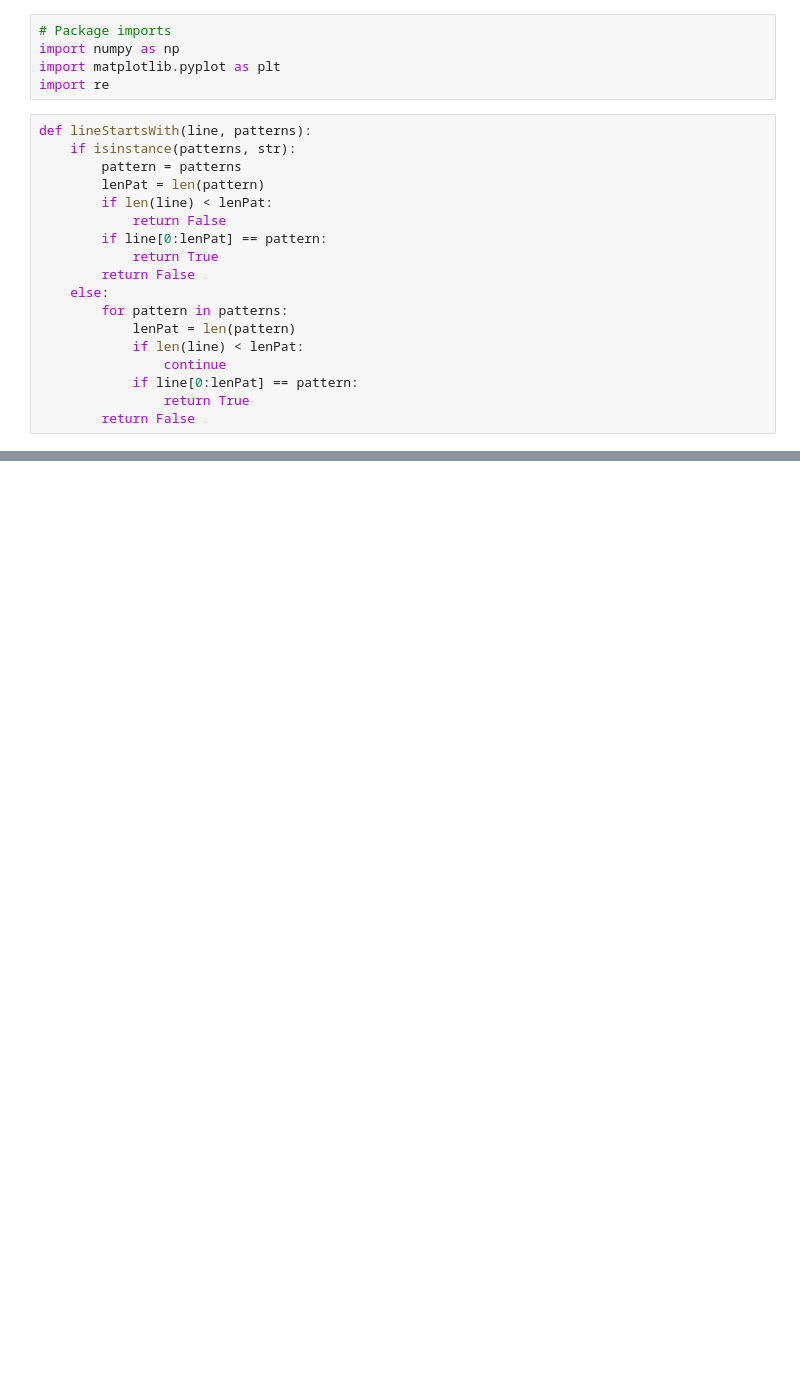
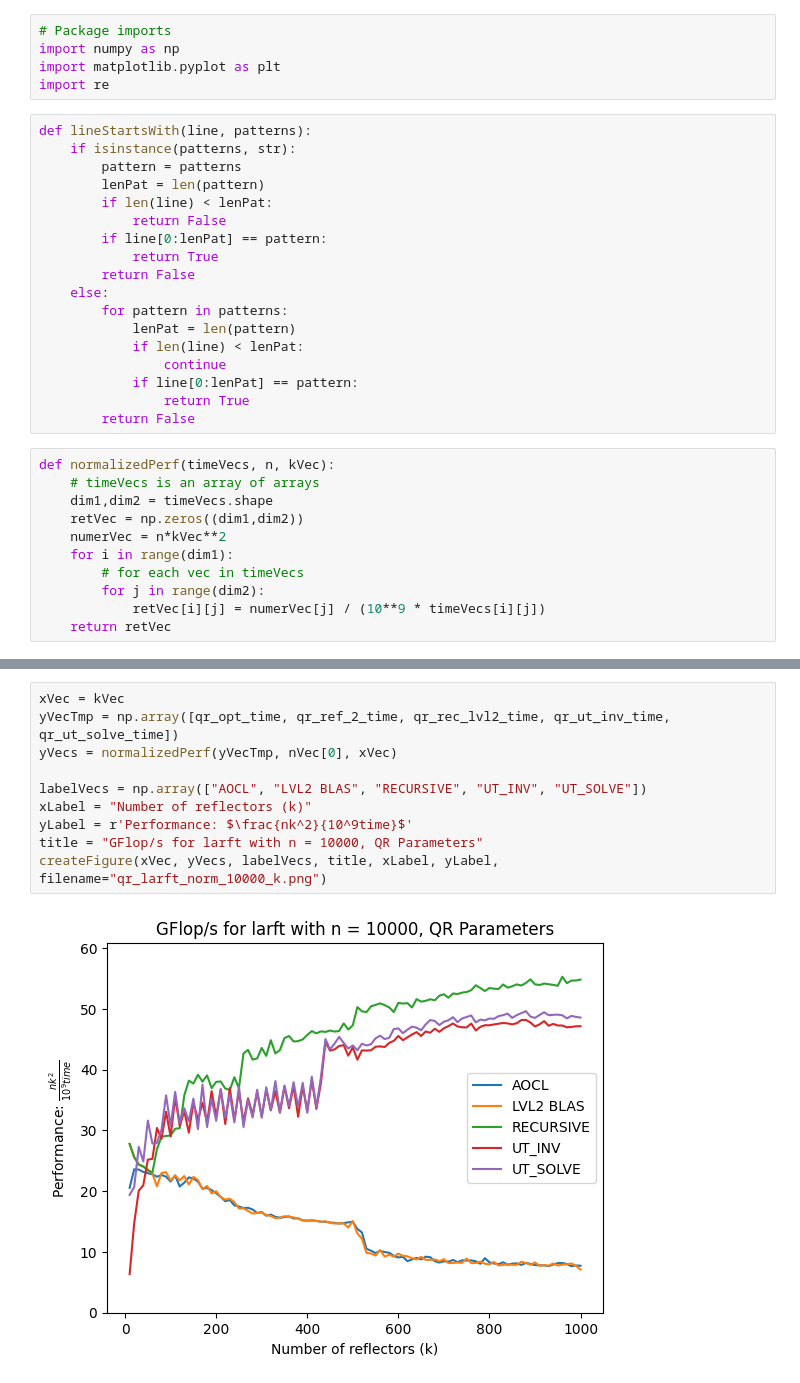
Before and after one commit to jprhyne/xor-xungqr, a Jupyter notebook: aux/realDouble/timing/parseTimeFile.ipynb, the cells around one changed output, grey strips where cells are left out. Saved outputs shown, nothing was run; the diff lists cells and outputs as text; blank space fills up the shorter version.

```diff
--- a/aux/realDouble/timing/parseTimeFile.ipynb
+++ b/aux/realDouble/timing/parseTimeFile.ipynb
@@ -21,6 +21,17 @@ def lineStartsWith(line, patterns):
             if line[0:lenPat] == pattern:
                 return True
         return False
+# %%
+def normalizedPerf(timeVecs, n, kVec):
+    # timeVecs is an array of arrays
+    dim1,dim2 = timeVecs.shape
+    retVec = np.zeros((dim1,dim2))
+    numerVec = n*kVec**2
+    for i in range(dim1):
+        # for each vec in timeVecs
+        for j in range(dim2):
+            retVec[i][j] = numerVec[j] / (10**9 * timeVecs[i][j])
+    return retVec
 # %%
 def createFigure(xVec, yVecs, labelVec, title, xLabel, yLabel, filename=None, xTicks=None, yTicks=None, yScale=None, nDash=0):
     fig,ax = plt.subplots()
@@ -237,0 +491,12 @@ createFigure(xVec, yVecs, labelVecs, title, xLabel, yLabel, filename="lq_larft_1
+# %%
+xVec = kVec
+yVecTmp = np.array([qr_opt_time, qr_ref_2_time, qr_rec_lvl2_time, qr_ut_inv_time, qr_ut_solve_time])
+yVecs = normalizedPerf(yVecTmp, nVec[0], xVec)
+
+labelVecs = np.array(["AOCL", "LVL2 BLAS", "RECURSIVE", "UT_INV", "UT_SOLVE"])
+xLabel = "Number of reflectors (k)"
+yLabel = r'Performance: $\frac{nk^2}{10^9time}$'
+title = "GFlop/s for larft with n = 10000, QR Parameters"
+createFigure(xVec, yVecs, labelVecs, title, xLabel, yLabel, filename="qr_larft_norm_10000_k.png")
+# %% [output]
+[figure, added]
```
Also changed, not shown: parts of 19 cells of this notebook, 35 other files.
